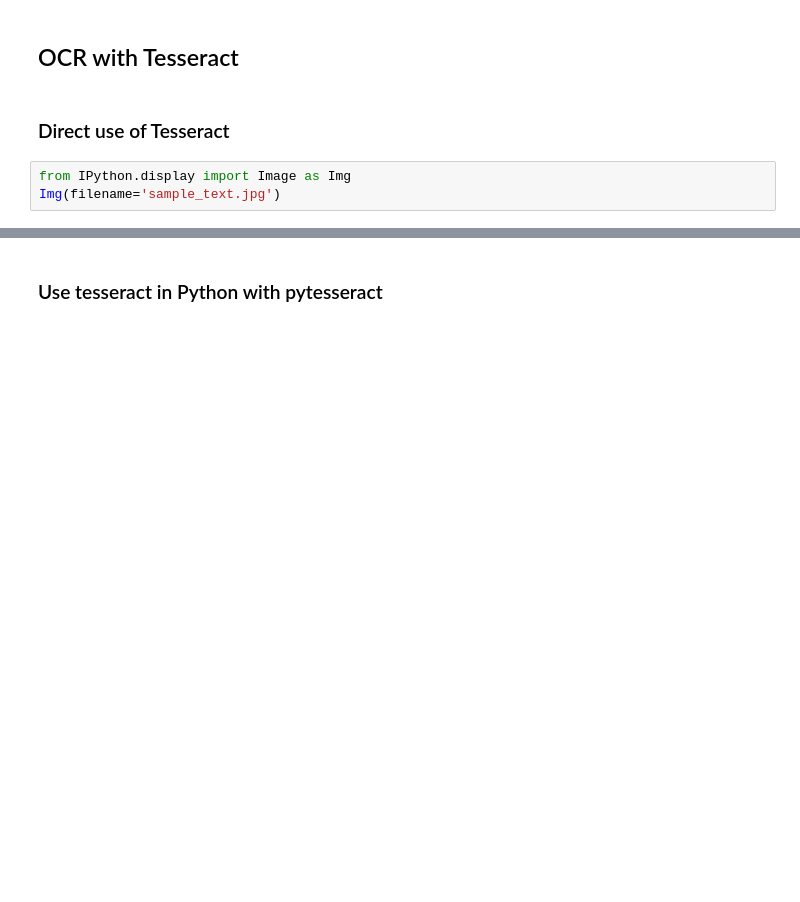
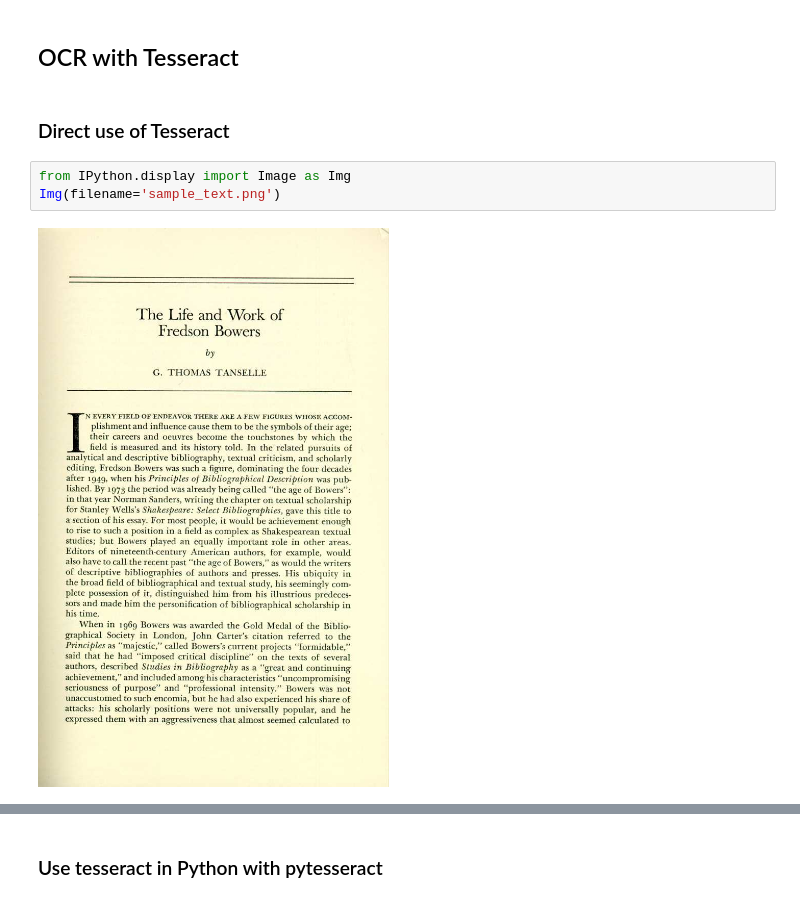
Before and after one commit to ComputeCanada/DHSI-BigData, a Jupyter notebook: Day_3_part_2/DHSI_day3_part2.ipynb, the cells around one changed output, grey strips where cells are left out. Drawn from its saved outputs; the diff is of its cells as text; blank space fills up the shorter version.

```diff
--- a/Day_3_part_2/DHSI_day3_part2.ipynb
+++ b/Day_3_part_2/DHSI_day3_part2.ipynb
@@ -14,5 +14,7 @@ Goal: add Optical Character Recognition to analysis
 ### Direct use of Tesseract
 # %%
 from IPython.display import Image as Img
-Img(filename='sample_text.jpg')
+Img(filename='sample_text.png')
+# %% [output]
+[figure, added]
 # %%
```
Also changed, not shown: parts of 22 cells of this notebook, 3 other files.
